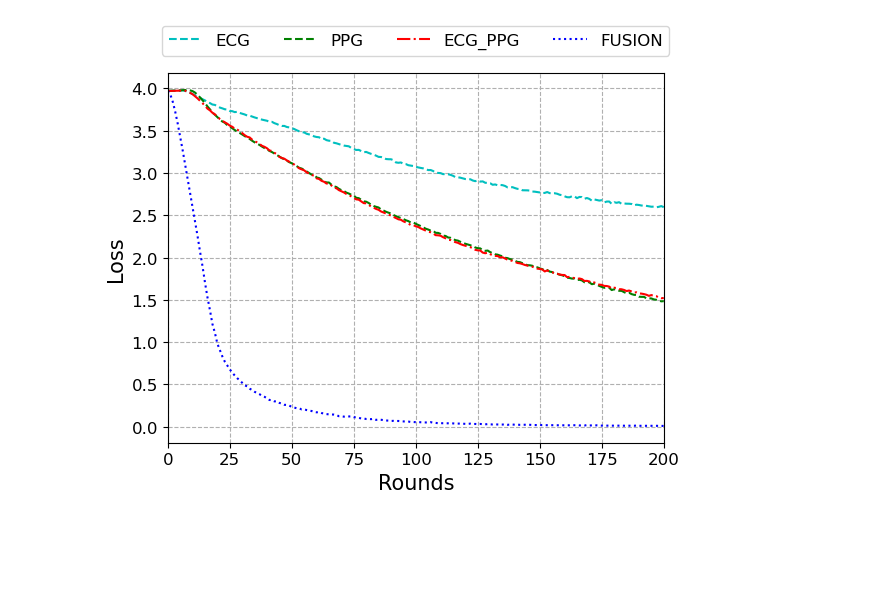
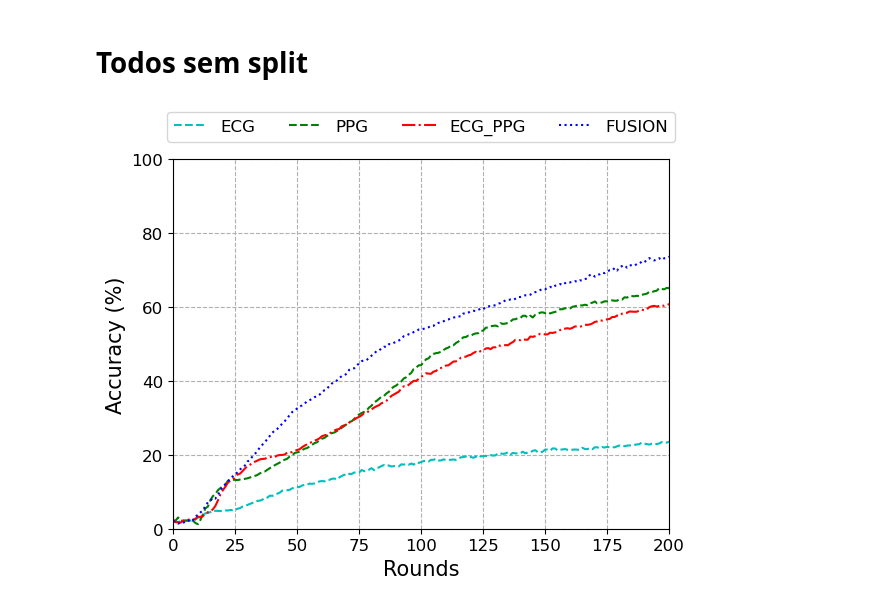
Before and after one commit to OrenanM/ECG_PPG_FL, a Jupyter notebook: results/graphs/graphs_results.ipynb, the cells around one changed output. Saved outputs shown, nothing was run; the diff lists cells and outputs as text; code cells hidden in the pictures; blank space fills up the shorter version.

Commit message:
Bio to Slipt

```diff
--- a/results/graphs/graphs_results.ipynb
+++ b/results/graphs/graphs_results.ipynb
@@ -62,28 +66,22 @@ acc_fusion_slipt, loss_fusion_slipt = calculate_mean_accuracy(paths_fusion_slipt
 # %%
-indexes = np.arange(0, len(acc_ecg))
+def draw_graph(*args, labels, ylabel = "Accuracy (%)"):
+    indexes = np.arange(0, len(args[0]))
 
-# Plotando cada linha com estilos diferentes
-plt.plot(indexes, acc_ecg*100, label="ECG", linestyle='--', color='c')
-plt.plot(indexes, acc_ppg*100, label="PPG", linestyle='--', color='g')
-plt.plot(indexes, acc_ecg_ppg*100, label="ECG_PPG", linestyle='-.', color='r')
-plt.plot(indexes, acc_fusion*100, label="FUSION", linestyle=':', color='b')
+    styles = ['--', '--', '-.', ':']
+    colors = ['c', 'g', 'r', 'b']
+    for i, arg in enumerate(args):
+        plt.plot(indexes, arg, label=labels[i], linestyle=styles[i], color=colors[i])
+    # Ajustes no gráfico
+    plt.xlabel("Rounds", fontsize=15)
+    plt.ylabel(ylabel, fontsize=15)
 
-# Ajustes no gráfico
-plt.xlabel("Rounds", fontsize=15)
-plt.ylabel("Accuracy (%)", fontsize=15)
+    plt.xticks(fontsize=12)
+    plt.yticks(fontsize=12)
 
-plt.xticks(fontsize=12)
-plt.yticks(fontsize=12)
+    plt.xlim(0, 200)
 
-plt.xlim(0, 200)
-plt.ylim(0, 100)
+    # Colocando a legenda acima do gráfico
+    plt.legend(loc='upper center', bbox_to_anchor=(0.5, 1.15), ncol=4, fontsize=12)
 
-# Colocando a legenda acima do gráfico
-plt.legend(loc='upper center', bbox_to_anchor=(0.5, 1.15), ncol=4, fontsize=12)
-
-# Adicionando a grade
-plt.grid(linestyle='--')
-
-# Exibindo o gráfico
-plt.savefig('acc.pdf', bbox_inches='tight')
-plt.show()
+    # Adicionando a grade
+    plt.grid(linestyle='--')
@@ -212,29 +88,11 @@ plt.show()
-# %%
-indexes = np.arange(0, len(acc_ecg))
-
-# Plotando cada linha com estilos diferentes
-plt.plot(indexes, loss_ecg, label="ECG", linestyle='--', color='c')
-plt.plot(indexes, loss_ppg, label="PPG", linestyle='--', color='g')
-plt.plot(indexes, loss_ecg_ppg, label="ECG_PPG", linestyle='-.', color='r')
-plt.plot(indexes, loss_fusion_slipt, label="FUSION", linestyle=':', color='b')
-
-# Ajustes no gráfico
-plt.xlabel("Rounds", fontsize=15)
-plt.ylabel("Loss", fontsize=15)
-
-plt.xticks(fontsize=12)
-plt.yticks(fontsize=12)
-
-plt.xlim(0, 200)
-
-# Colocando a legenda acima do gráfico
-plt.legend(loc='upper center', bbox_to_anchor=(0.5, 1.15), ncol=4, fontsize=12)
-
-# Adicionando a grade
-plt.grid(linestyle='--')
-
-# Exibindo o gráfico
-plt.savefig('loss_fusion_split.pdf', bbox_inches='tight')
-plt.show()
-# %% [output]
-[figure, removed]
+# %% [markdown]
+# Todos sem split
+# %%
+labels = ["ECG", "PPG", "ECG_PPG", "FUSION"]
+draw_graph(acc_ecg*100, acc_ppg*100, acc_ecg_ppg*100, acc_fusion*100, labels=labels)
+plt.ylim(0, 100)
+# Exibindo o gráfico
+plt.savefig('acc.pdf', bbox_inches='tight')
+plt.show()
+# %% [output]
+[figure, added]
```
Also changed, not shown: parts of 19 cells of this notebook, 3 other files.
